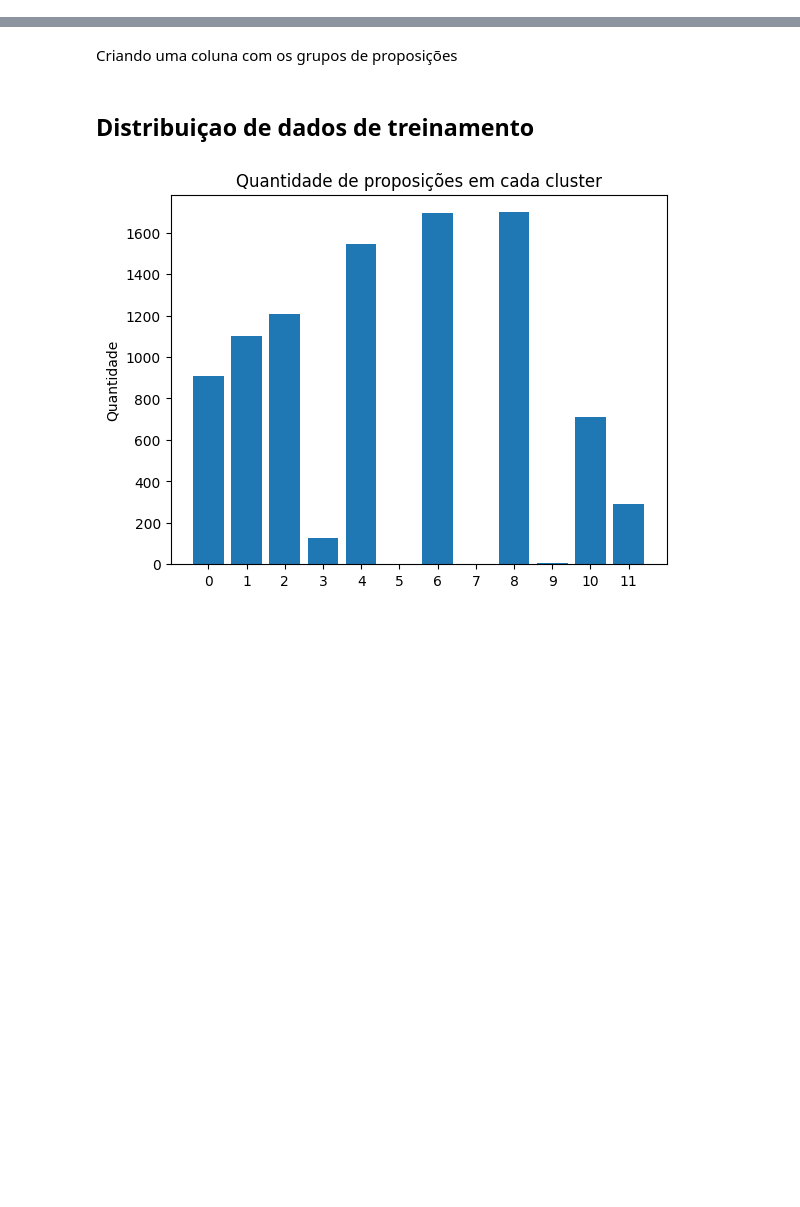
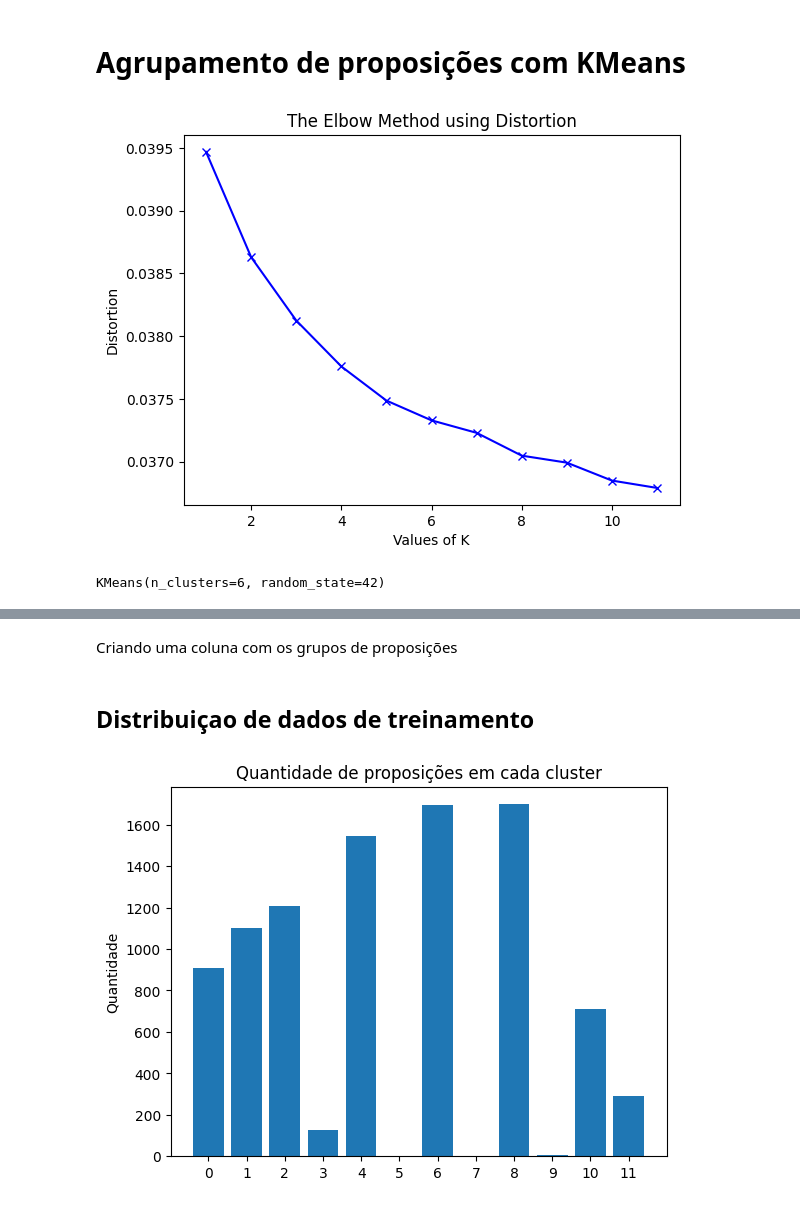
Before and after one commit to arthur-mts/tcc, a Jupyter notebook: modelo/classificar_proposicoes.ipynb, the cells around one changed output, grey strips where cells are left out. Drawn from its saved outputs; the diff is of its cells as text; code cells hidden in the pictures; blank space fills up the shorter version.

```diff
--- a/modelo/classificar_proposicoes.ipynb
+++ b/modelo/classificar_proposicoes.ipynb
@@ -47,0 +51,46 @@ df_proposicoes["keywords"] = df_proposicoes.apply(extrair_keywords, axis=1)
+# %% [markdown]
+# Agrupamento de proposições com KMeans
+# %%
+from sklearn.cluster import KMeans
+import numpy as np
+
+X = [model[i] for i in df_proposicoes_com_keywords["ementa_do_pdf_1pag_limpo"]]
+modelsRange = 12
+# %%
+from scipy.spatial.distance import cdist
+
+X_t = X
+K = range(1, modelsRange)
+
+distortions = []
+inertias = []
+mapping1 = {}
+mapping2 = {}
+
+
+for k in K:
+	# Building and fitting the model-docker
+	kmeanModel = KMeans(n_clusters=k, random_state=random_state)
+	kmeanModel.fit(X_t)
+
+	distortions.append(sum(np.min(cdist(X_t, kmeanModel.cluster_centers_,
+										'euclidean'), axis=1)) / df_proposicoes_com_keywords["ementa_do_pdf_1pag_limpo"].shape[0])
+	inertias.append(kmeanModel.inertia_)
+
+	mapping1[k] = sum(np.min(cdist(X_t, kmeanModel.cluster_centers_,
+								'euclidean'), axis=1)) / df_proposicoes_com_keywords["ementa_do_pdf_1pag_limpo"].shape[0]
+	mapping2[k] = kmeanModel.inertia_
+
+plt.plot(K, distortions, 'bx-')
+plt.xlabel('Values of K')
+plt.ylabel('Distortion')
+plt.title('The Elbow Method using Distortion')
+plt.show()
+# %% [output]
+[figure, added]
+# %%
+k = 6
+kmeanModel = KMeans(n_clusters=k, random_state=random_state)
+kmeanModel.fit(X)
+# %% [output]
+KMeans(n_clusters=6, random_state=42)
```
Also changed, not shown: parts of 20 cells of this notebook, 6 other files.
